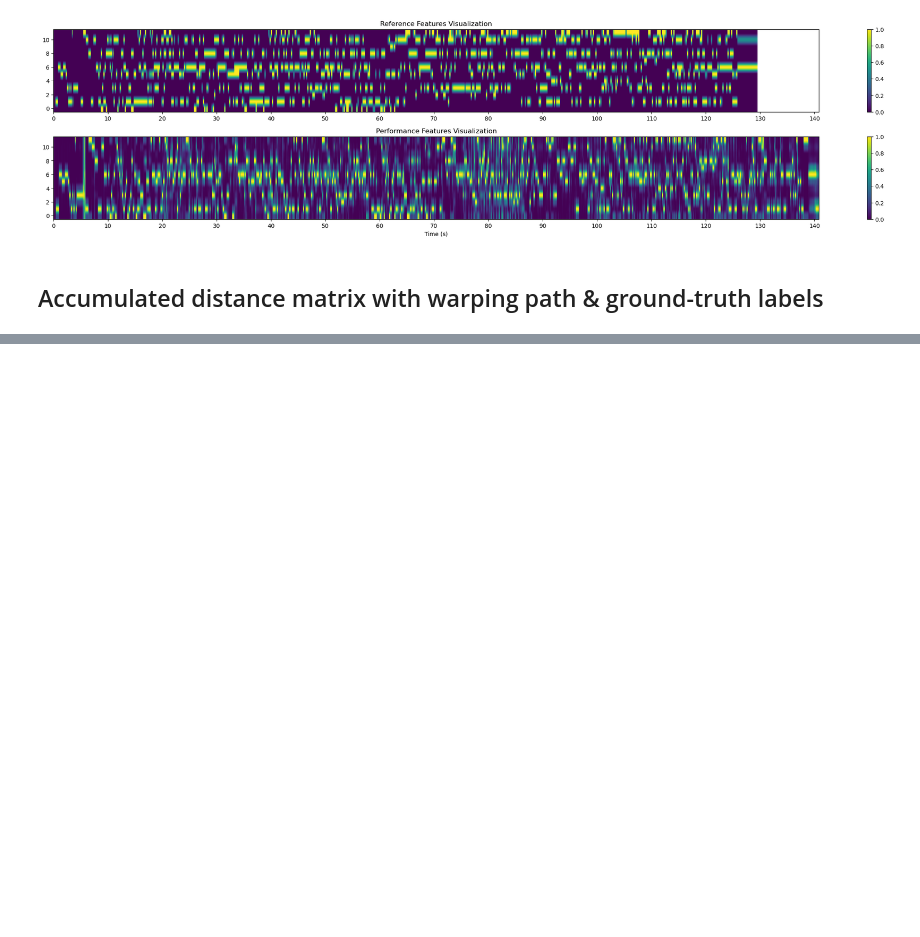
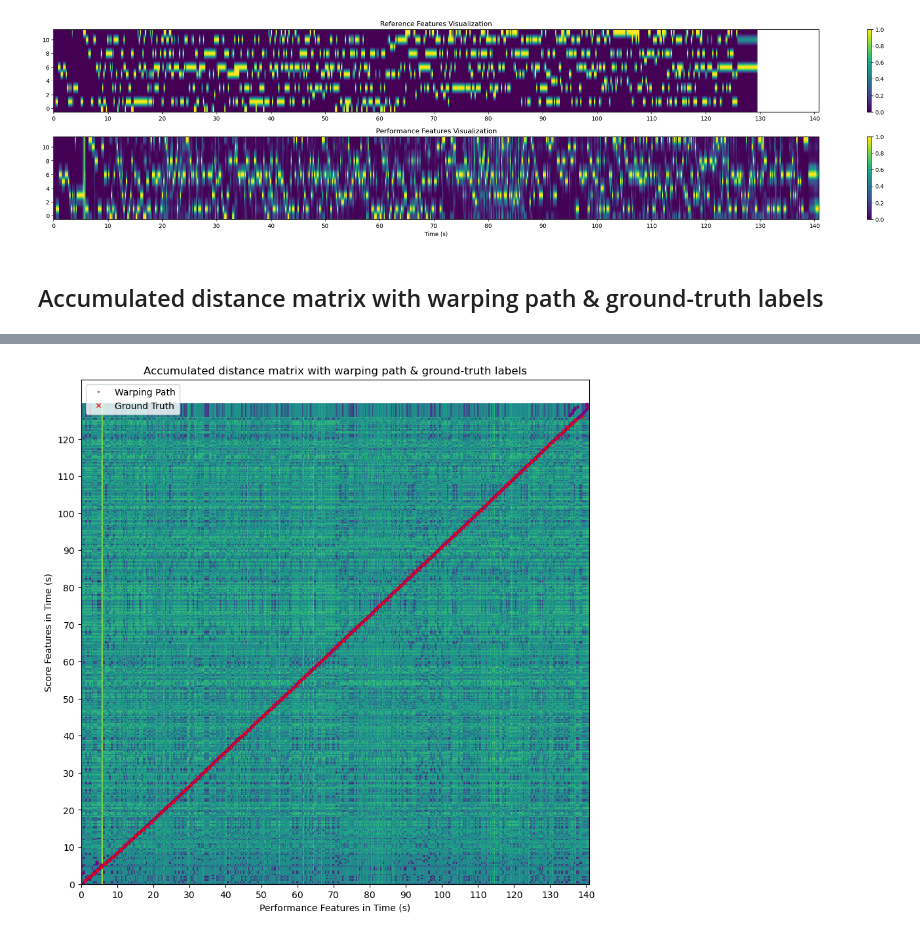
Before and after one commit to laurenceyoon/python-match, a Jupyter notebook: online_dtw.ipynb, the cells around one changed output, grey strips where cells are left out. Cells and saved outputs as stored; diff of their text form; code cells hidden in the pictures; blank space fills up the shorter version.

```diff
--- a/online_dtw.ipynb
+++ b/online_dtw.ipynb
@@ -28,15 +23,3 @@ FEATURE_TYPE = "chroma"  # option: ["chroma", "chroma_decay"]
-# %%
-def get_score_features(score_path: str, frame_rate: int = FRAME_RATE) -> np.ndarray:
-    mid = pretty_midi.PrettyMIDI(score_path)
-    chroma = mid.get_chroma(fs=frame_rate)
-    chroma_norm = librosa.util.normalize(chroma)
-    return chroma_norm.T  # (time, n_chroma)
-
-
-def transfer_positions(wp, ref_anns):
-    x, y = wp[0], wp[1]
-    predicted_targets = [y[np.where(x >= r)[0][0]] for r in ref_anns]
-    return predicted_targets
 # %%
 class Direction(IntEnum):
     REF = 0
@@ -369,30 +393,11 @@ def run_score_following(score_path, perf_path):
     reference_features = get_score_features(score_path)
     queue = Queue()
 
-    oltw = OLTW(
-        reference_features=reference_features,
-        queue=queue,
-        local_cost_fun=DEFAULT_LOCAL_COST,
-        window_size=WINDOW_SIZE,
-        max_run_count=MAX_RUN_COUNT,
-        frame_per_seg=FRAME_PER_SEG,
-        frame_rate=FRAME_RATE,
-    )
-    perf_stream = MockAudioStream(
-        queue=queue,
-        feature_type=FEATURE_TYPE,
-        sample_rate=SAMPLE_RATE,
-        hop_length=HOP_LENGTH,
-        chunk_size=FRAME_PER_SEG,
-        file_path=perf_path,
-    )
+    with MockAudioStream(queue, perf_path) as perf_stream:
+        queue = perf_stream.queue
+        oltw = OLTW(reference_features, queue)
+        warping_path = oltw.run()
 
-    # Start the performance stream
-    perf_stream.start()
-    warping_path = oltw.run(verbose=True)
-    print(f"=====================oltw run ended=====================")
-
-    perf_stream.stop()
     return oltw, warping_path
 
 
@@ -549,0 +465,4 @@ plt.show()
+# %%
+visualize_warping_path(oltw, score_ann, perf_ann)
+# %% [output]
+[figure, added]
```
Also changed, not shown: parts of 7 cells of this notebook, 2 other files.
